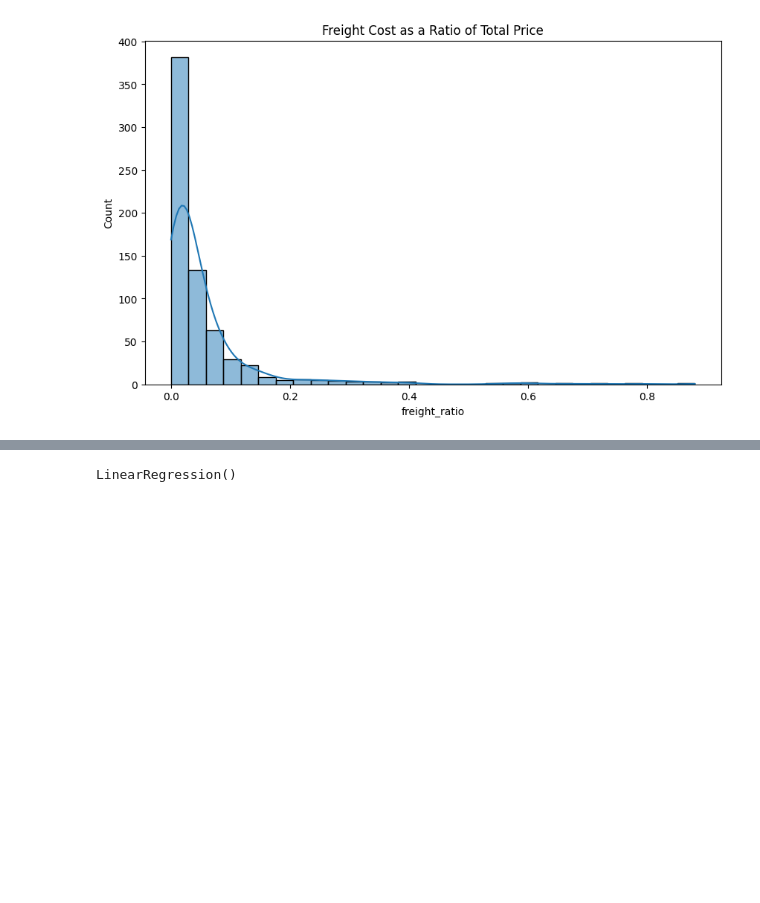
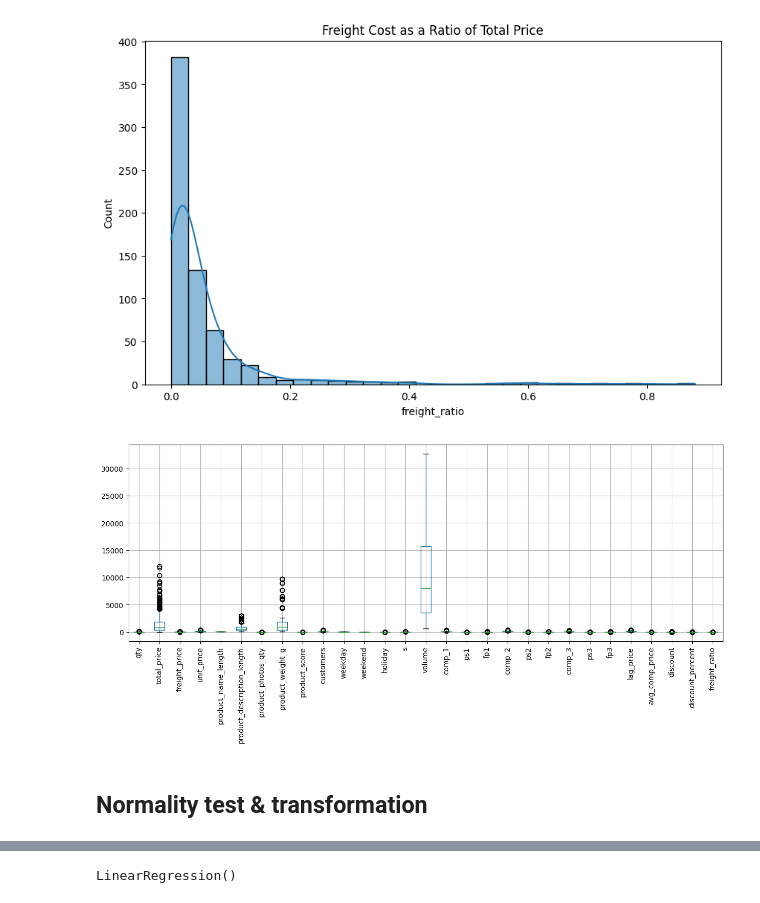
Before and after one commit to piyushrokaya/datascience, a Jupyter notebook: project.ipynb, the cells around one changed output, grey strips where cells are left out. Cells and saved outputs as stored; diff of their text form; code cells hidden in the pictures; blank space fills up the shorter version.

```diff
--- a/project.ipynb
+++ b/project.ipynb
@@ -158,15 +142,0 @@ Passing `palette` without assigning `hue` is deprecated and will be removed in v
-# %%
-# Calculate Q1 (25th percentile) and Q3 (75th percentile) for unit_price
-Q1 = df['unit_price'].quantile(0.25)
-Q3 = df['unit_price'].quantile(0.75)
-IQR = Q3 - Q1
-
-# Define the lower and upper bounds
-lower_bound = Q1 - 1.5 * IQR
-upper_bound = Q3 + 1.5 * IQR
-
-# Capping the outliers
-df['unit_price_capped'] = df['unit_price'].clip(lower=lower_bound, upper=upper_bound)
-
-# Display the capped data
-df[['product_id', 'unit_price', 'unit_price_capped']].head()
@@ -214,23 +179,3 @@ plt.ylabel('Quantity', fontsize=12)
 plt.show()
 # %% [output]
 [figure]
-# %%
-
-
-# Line plot for monthly trends (qty, total_price, unit_price)
-
-df['month_year'] = pd.to_datetime(df['month_year'], format='%d-%m-%Y')
-monthly_trends = df.groupby('month_year').agg({'qty': 'sum',
-                                               'total_price': 'sum',
-                                               'unit_price': 'mean'}).reset_index()
-
-plt.figure(figsize=(12, 6))
-sns.lineplot(data=monthly_trends, x='month_year', y='qty', label='Quantity', marker='o')
-sns.lineplot(data=monthly_trends, x='month_year', y='total_price', label='Total Price', marker='o')
-sns.lineplot(data=monthly_trends, x='month_year', y='unit_price', label='Unit Price', marker='o')
-plt.title('Monthly Trends for Quantity, Total Price, and Unit Price', fontsize=14)
-plt.xlabel('Month-Year', fontsize=12)
-plt.ylabel('Values', fontsize=12)
-plt.xticks(rotation=45)
-plt.legend()
-plt.tight_layout()
@@ -240,7 +183,7 @@ plt.tight_layout()
 ## Time-Series Analysis: Trends in unit_price
 # %%
 
-df['month_year'] = pd.to_datetime(df['month_year'], format='%d-%m-%Y')
+df['month_year'] = pd.to_datetime(df['month_year'])
 
 plt.figure(figsize=(12,6))
 sns.lineplot(x='month_year', y='unit_price', data=df)
@@ -308,3 +251,13 @@ plt.title("Freight Cost as a Ratio of Total Price")
 plt.show()
 # %% [output]
 [figure]
+# %%
+
+numeric_columns = df.select_dtypes(include=['int64', 'float64']).columns
+# %%
+
+plt.figure(figsize=(15, 5))
+df[numeric_columns].boxplot(rot=90)
+plt.show()
+# %% [output]
+[figure, added]
@@ -310,0 +272,2 @@ plt.show()
+# %% [markdown]
+ ## Normality test & transformation
```
Also changed, not shown: parts of 18 cells of this notebook.
